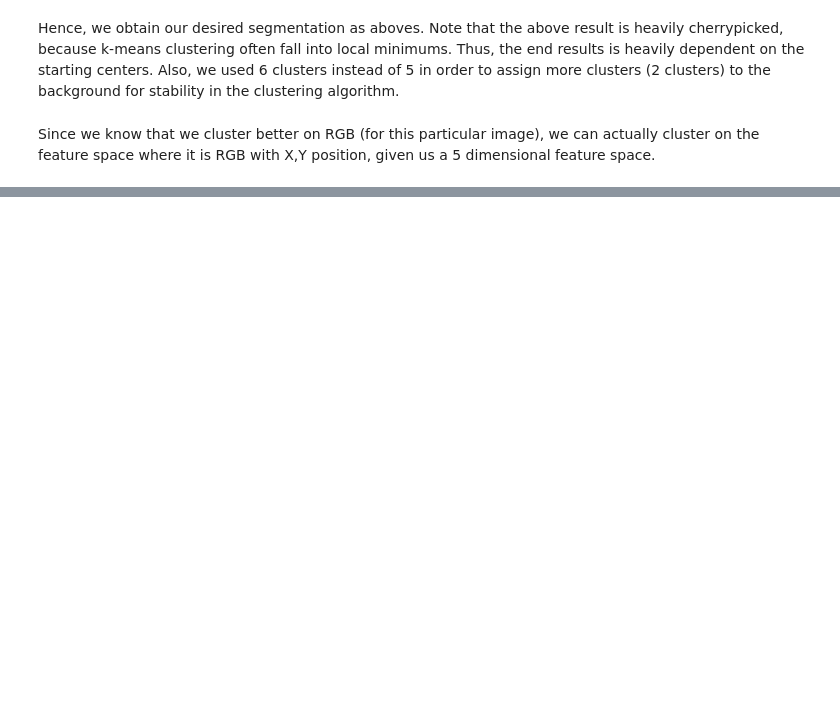
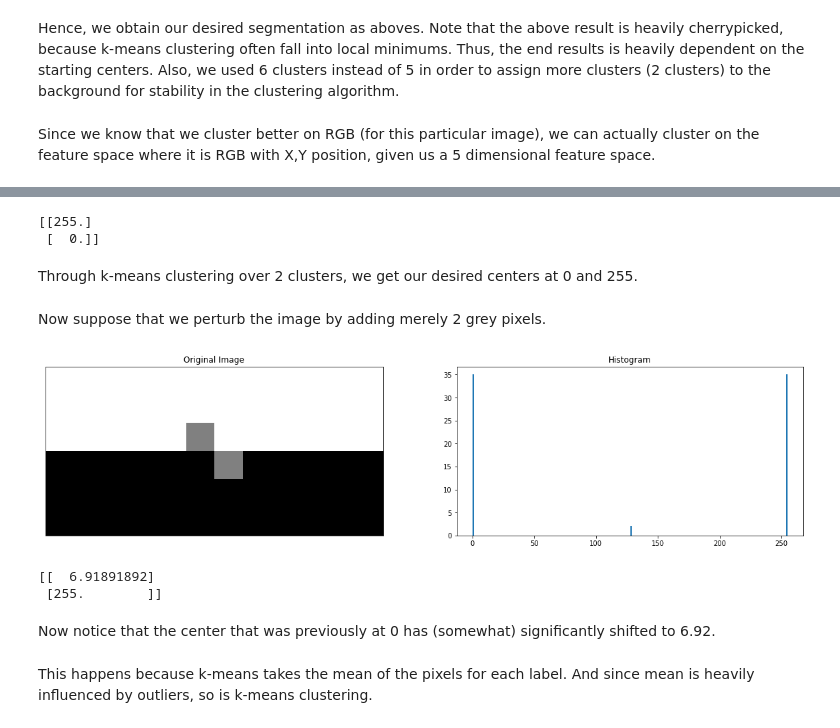
Before and after one commit to 0WN463/wellspring, a Jupyter notebook: computer-vision/segmentation.ipynb, the cells around one changed output, grey strips where cells are left out. Cells and saved outputs as stored; diff of their text form; code cells hidden in the pictures; blank space fills up the shorter version.

```diff
--- a/computer-vision/segmentation.ipynb
+++ b/computer-vision/segmentation.ipynb
@@ -338,0 +353,39 @@ plt.imshow(face1_image_grey)
+# %%
+num_clusters = 2
+_, centers = kmeans(toy_image, num_clusters)
+print(centers)
+# %% [output]
+[[255.]
+ [  0.]]
+# %% [markdown]
+Through k-means clustering over 2 clusters, we get our desired centers at 0 and 255.
+# %% [markdown]
+Now suppose that we perturb the image by adding merely 2 grey pixels.
+# %%
+toy_image[3][6] = 128
+toy_image[2][5] = 128
+f = plt.figure(figsize=(20,10))
+ax11 = f.add_subplot(221)
+ax12 = f.add_subplot(222)
+
+ax11.title.set_text('Original Image')
+ax11.imshow(toy_image, cmap='gray', vmin=0, vmax=255)
+ax11.xaxis.set_visible(False)
+ax11.yaxis.set_visible(False)
+
+ax12.title.set_text('Histogram')
+ax12.hist(toy_image.ravel(), bins=range(256));
+# %% [output]
+[figure, added]
+# %%
+num_clusters = 2
+_, centers = kmeans(toy_image, num_clusters)
+print(centers)
+# %% [output]
+[[  6.91891892]
+ [255.        ]]
+# %% [markdown]
+Now notice that the center that was previously at 0 has (somewhat) significantly shifted to 6.92.
+# %% [markdown]
+This happens because k-means takes the mean of the pixels for each label.
+And since mean is heavily influenced by outliers, so is k-means clustering.
```
Also changed, not shown: parts of 44 cells of this notebook, 5 other files.
